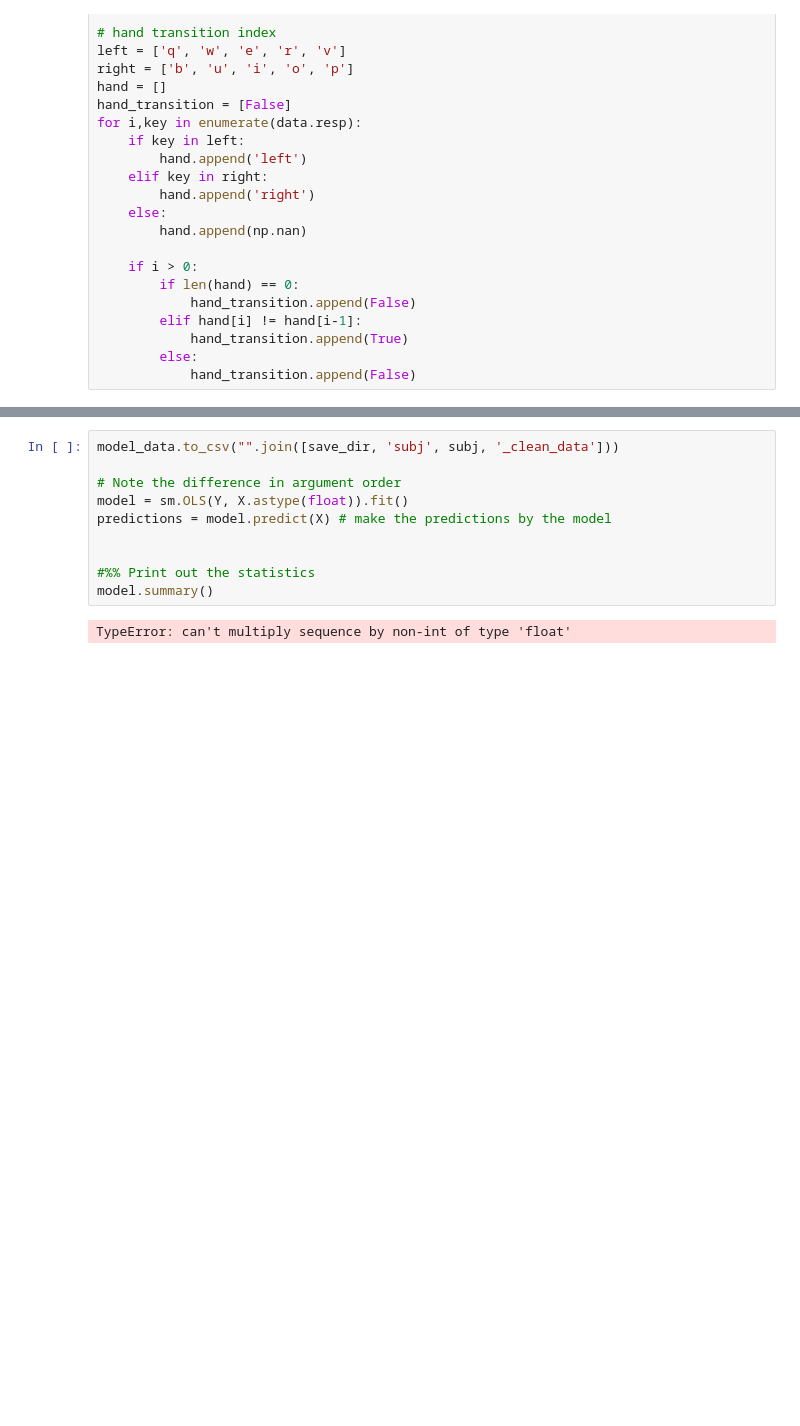
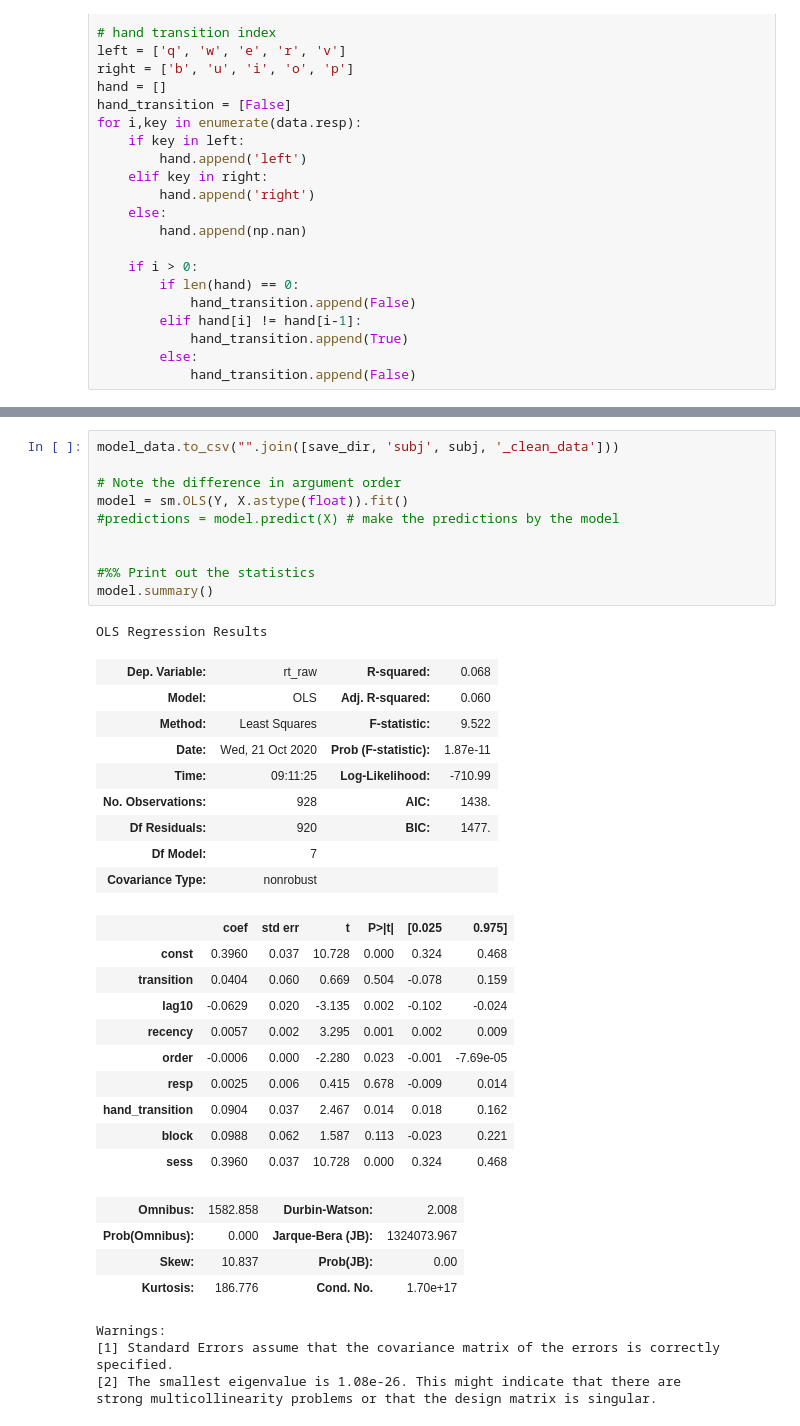
Before and after one commit to jastiso/statistical_learning, a Jupyter notebook: scripts/behavior/single_subject_behavior.ipynb, the cells around one changed output, grey strips where cells are left out. Cells and saved outputs as stored; diff of their text form; blank space fills up the shorter version.

```diff
--- a/scripts/behavior/single_subject_behavior.ipynb
+++ b/scripts/behavior/single_subject_behavior.ipynb
@@ -281,15 +294,42 @@ X["resp"].cat.categories = [1,2,3,4,5,6,7,8,9,10]
 # %%
 model_data.to_csv("".join([save_dir, 'subj', subj, '_clean_data']))
 
 # Note the difference in argument order
 model = sm.OLS(Y, X.astype(float)).fit()
-predictions = model.predict(X) # make the predictions by the model
+#predictions = model.predict(X) # make the predictions by the model
 
 
 #%% Print out the statistics
 model.summary()
 # %% [output]
-TypeError: can't multiply sequence by non-int of type 'float'
+OLS Regression Results
+| Dep. Variable: | rt_raw | R-squared: | 0.068 |
+| Model: | OLS | Adj. R-squared: | 0.060 |
+| Method: | Least Squares | F-statistic: | 9.522 |
+| Date: | Wed, 21 Oct 2020 | Prob (F-statistic): | 1.87e-11 |
+| Time: | 09:11:25 | Log-Likelihood: | -710.99 |
+| No. Observations: | 928 | AIC: | 1438. |
+| Df Residuals: | 920 | BIC: | 1477. |
+| Df Model: | 7 |  |  |
+| Covariance Type: | nonrobust |  |  |
+|  | coef | std err | t | P>|t| | [0.025 | 0.975] |
+| const | 0.3960 | 0.037 | 10.728 | 0.000 | 0.324 | 0.468 |
+| transition | 0.0404 | 0.060 | 0.669 | 0.504 | -0.078 | 0.159 |
+| lag10 | -0.0629 | 0.020 | -3.135 | 0.002 | -0.102 | -0.024 |
+| recency | 0.0057 | 0.002 | 3.295 | 0.001 | 0.002 | 0.009 |
+| order | -0.0006 | 0.000 | -2.280 | 0.023 | -0.001 | -7.69e-05 |
+| resp | 0.0025 | 0.006 | 0.415 | 0.678 | -0.009 | 0.014 |
+| hand_transition | 0.0904 | 0.037 | 2.467 | 0.014 | 0.018 | 0.162 |
+| block | 0.0988 | 0.062 | 1.587 | 0.113 | -0.023 | 0.221 |
+| sess | 0.3960 | 0.037 | 10.728 | 0.000 | 0.324 | 0.468 |
+| Omnibus: | 1582.858 | Durbin-Watson: | 2.008 |
+| Prob(Omnibus): | 0.000 | Jarque-Bera (JB): | 1324073.967 |
+| Skew: | 10.837 | Prob(JB): | 0.00 |
+| Kurtosis: | 186.776 | Cond. No. | 1.70e+17 |
+Warnings:
+[1] Standard Errors assume that the covariance matrix of the errors is correctly specified.
+[2] The smallest eigenvalue is 1.08e-26. This might indicate that there are
+strong multicollinearity problems or that the design matrix is singular.
 # %%
 #%% Check for colinearity
 
```
Also changed, not shown: parts of 12 cells of this notebook, 10 other files.
